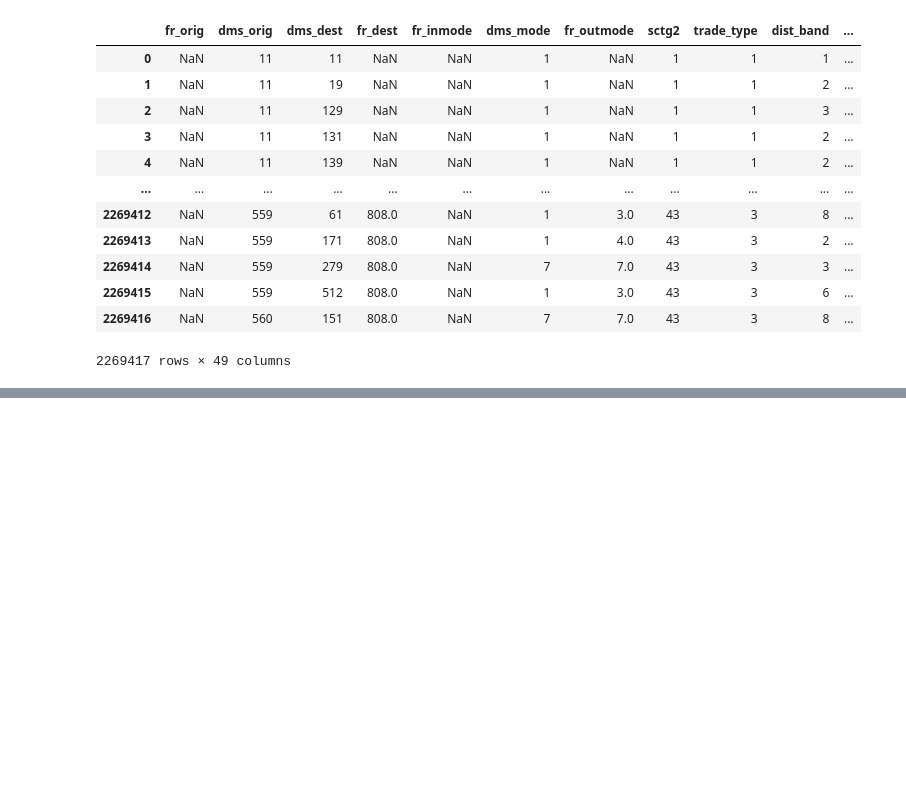
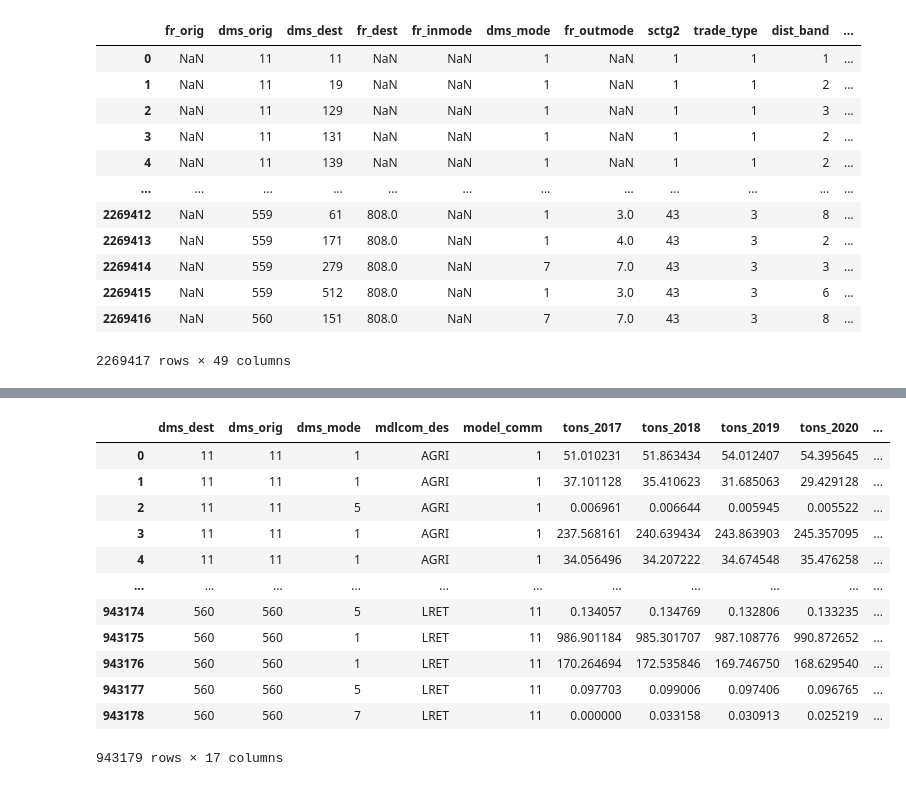
Before and after one commit to aspetersen/FAF-Analysis, a Jupyter notebook: FAF_Analysis.ipynb, the cells around one changed output, grey strips where cells are left out. Cells and saved outputs as stored; diff of their text form; code cells hidden in the pictures; blank space fills up the shorter version.

```diff
--- a/FAF_Analysis.ipynb
+++ b/FAF_Analysis.ipynb
@@ -21,0 +136,21 @@ display(dfFAF)
+# %%
+tons = [col for col in list(dfFAFMerged.columns) if 'tons' in col]
+
+dfFAFMerged1= dfFAFMerged.groupby(['dms_dest', 'dms_orig','sctg2','dms_mode','mdlcom_des','model_comm'],as_index=False)[tons].sum()
+# %%
+del dfFAFMerged1['sctg2']
+dfFAFMerged1
+# %% [output]
+|  | dms_dest | dms_orig | dms_mode | mdlcom_des | model_comm | tons_2017 | tons_2018 | tons_2019 | tons_2020 | ... |
+| 0 | 11 | 11 | 1 | AGRI | 1 | 51.010231 | 51.863434 | 54.012407 | 54.395645 | ... |
+| 1 | 11 | 11 | 1 | AGRI | 1 | 37.101128 | 35.410623 | 31.685063 | 29.429128 | ... |
+| 2 | 11 | 11 | 5 | AGRI | 1 | 0.006961 | 0.006644 | 0.005945 | 0.005522 | ... |
+| 3 | 11 | 11 | 1 | AGRI | 1 | 237.568161 | 240.639434 | 243.863903 | 245.357095 | ... |
+| 4 | 11 | 11 | 1 | AGRI | 1 | 34.056496 | 34.207222 | 34.674548 | 35.476258 | ... |
+| ... | ... | ... | ... | ... | ... | ... | ... | ... | ... | ... |
+| 943174 | 560 | 560 | 5 | LRET | 11 | 0.134057 | 0.134769 | 0.132806 | 0.133235 | ... |
+| 943175 | 560 | 560 | 1 | LRET | 11 | 986.901184 | 985.301707 | 987.108776 | 990.872652 | ... |
+| 943176 | 560 | 560 | 1 | LRET | 11 | 170.264694 | 172.535846 | 169.746750 | 168.629540 | ... |
+| 943177 | 560 | 560 | 5 | LRET | 11 | 0.097703 | 0.099006 | 0.097406 | 0.096765 | ... |
+| 943178 | 560 | 560 | 7 | LRET | 11 | 0.000000 | 0.033158 | 0.030913 | 0.025219 | ... |
+943179 rows × 17 columns
```
Also changed, not shown: parts of 31 cells of this notebook, 1 other file.
